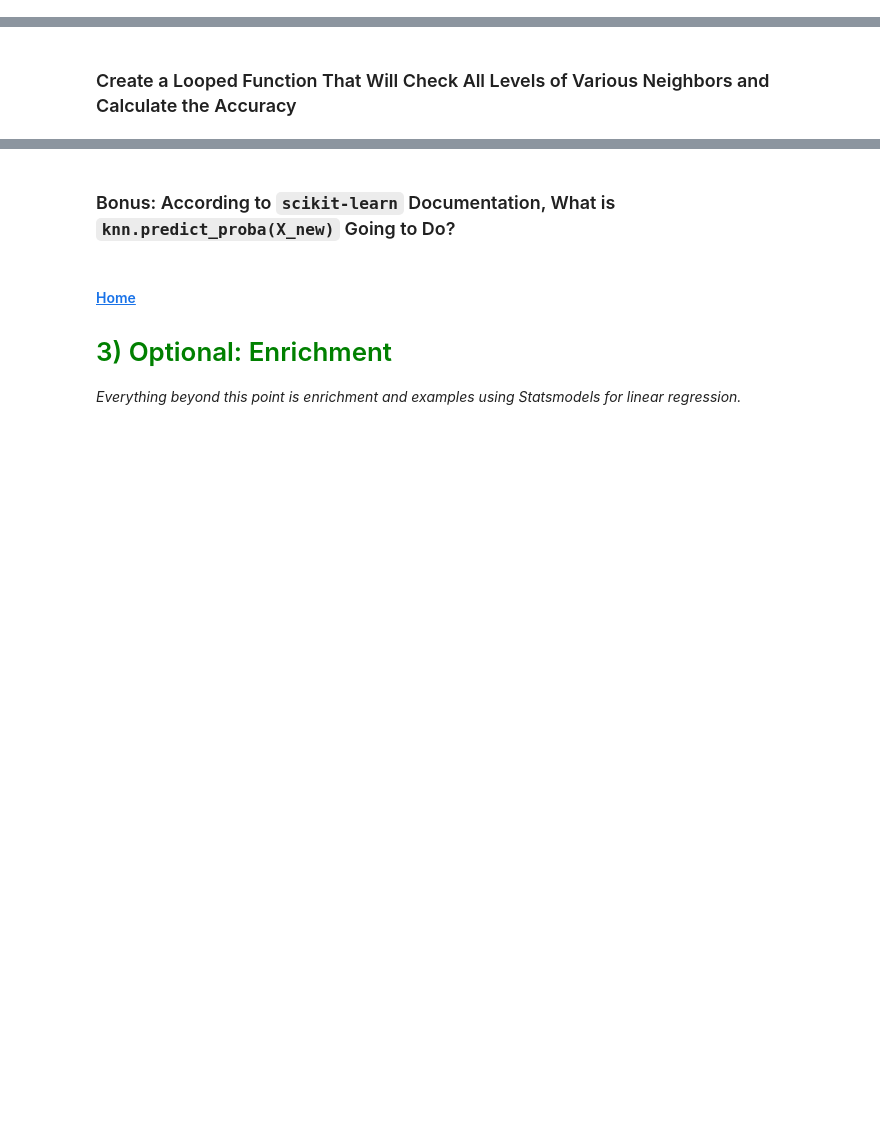
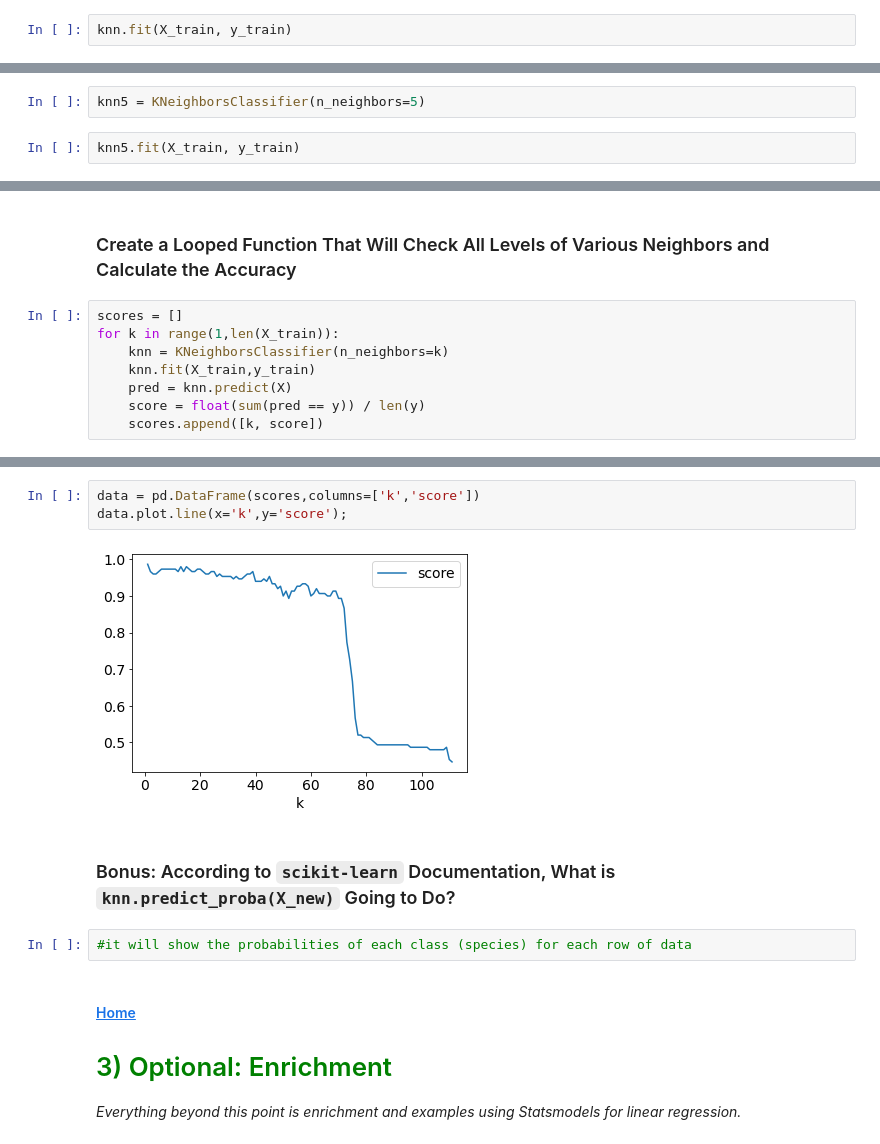
Before and after one commit to arrios10/ds_46_projects, a Jupyter notebook: Andrew-Rios/Unit-3-project-housing-data/Unit-3-project-linreg-and-knn.ipynb, the cells around one changed output, grey strips where cells are left out. Drawn from its saved outputs; the diff is of its cells as text; blank space fills up the shorter version.

```diff
--- a/Andrew-Rios/Unit-3-project-housing-data/Unit-3-project-linreg-and-knn.ipynb
+++ b/Andrew-Rios/Unit-3-project-housing-data/Unit-3-project-linreg-and-knn.ipynb
@@ -609,3 +660,5 @@ Split your data in to train and test sets.
 # %% [markdown]
 ### Check the Accuracy
 Train your model using the training set then use the test set to determine the accuracy
+# %%
+knn.fit(X_train, y_train)
@@ -612,2 +672,6 @@ Train your model using the training set then use the test set to determine the a
 # %% [markdown]
 ### Create a Model With Five Neighbors. Did it Improve?
+# %%
+knn5 = KNeighborsClassifier(n_neighbors=5)
+# %%
+knn5.fit(X_train, y_train)
@@ -614,2 +687,10 @@ Train your model using the training set then use the test set to determine the a
 # %% [markdown]
 ### Create a Looped Function That Will Check All Levels of Various Neighbors and Calculate the Accuracy
+# %%
+scores = []
+for k in range(1,len(X_train)):
+    knn = KNeighborsClassifier(n_neighbors=k)
+    knn.fit(X_train,y_train)
+    pred = knn.predict(X)
+    score = float(sum(pred == y)) / len(y)
+    scores.append([k, score])
@@ -616,5 +707,12 @@ Train your model using the training set then use the test set to determine the a
+# %%
+data = pd.DataFrame(scores,columns=['k','score'])
+data.plot.line(x='k',y='score');
+# %% [output]
+[figure, added]
 # %% [markdown]
 ### Bonus: According to `scikit-learn` Documentation, What is `knn.predict_proba(X_new)` Going to Do?
+# %%
+#it will show the probabilities of each class (species) for each row of data
 # %% [markdown]
 #### [Home](#home)
 
```
Also changed, not shown: parts of 14 cells of this notebook.
